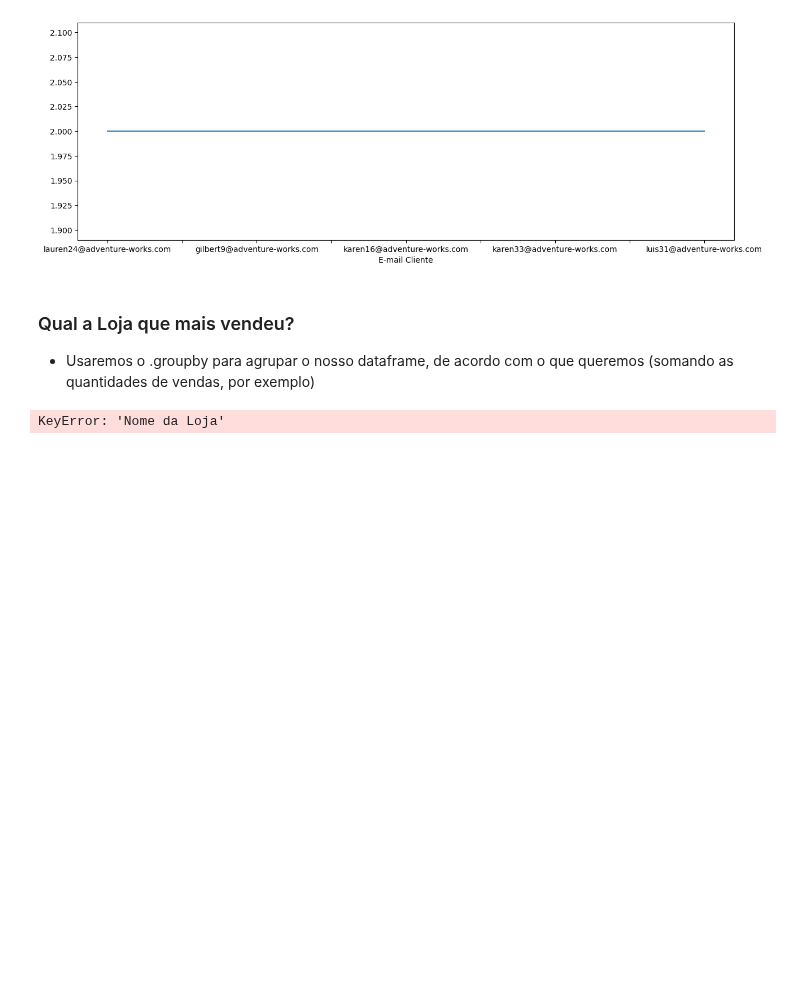
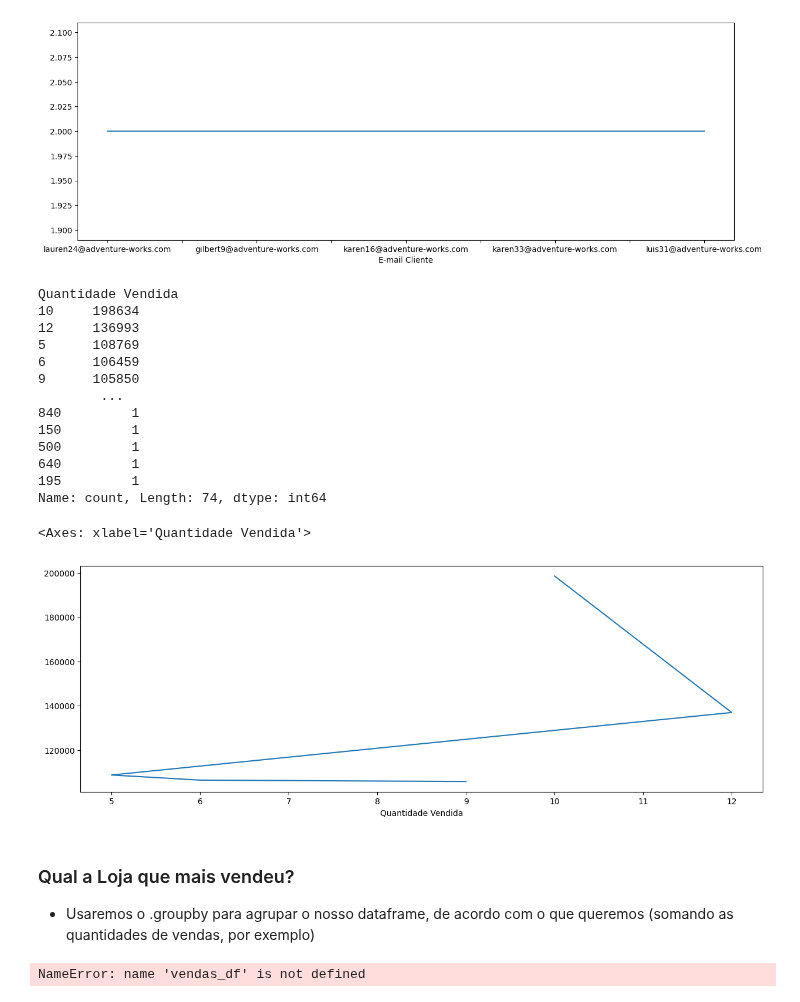
Before and after one commit to franciscojrlopes/Python, a Jupyter notebook: python_work/matpot_pandas.ipynb, the cells around one changed output. Saved outputs shown, nothing was run; the diff lists cells and outputs as text; code cells hidden in the pictures; blank space fills up the shorter version.

```diff
--- a/python_work/matpot_pandas.ipynb
+++ b/python_work/matpot_pandas.ipynb
@@ -182,13 +189,33 @@ lindsey10@adventure-works.com    1
 Name: count, Length: 39480, dtype: int64
 <Axes: xlabel='E-mail Cliente'>
 [figure]
+# %%
+frequencia_vendas = vendas_df['Quantidade Vendida'].value_counts()
+display(frequencia_vendas)
+frequencia_vendas[:5].plot(figsize=(15, 5))
+# %% [output]
+Quantidade Vendida
+10     198634
+12     136993
+5      108769
+6      106459
+9      105850
+        ...
+840         1
+150         1
+500         1
+640         1
+195         1
+Name: count, Length: 74, dtype: int64
+<Axes: xlabel='Quantidade Vendida'>
+[figure, added]
 # %% [markdown]
 ### Qual a Loja que mais vendeu?
 
 - Usaremos o .groupby para agrupar o nosso dataframe, de acordo com o que queremos (somando as quantidades de vendas, por exemplo)
 # %%
-vendas_lojas = vendas_df.groupby('Nome da Loja').sum()
-# vendas_lojas = vendas_lojas[['Quantidade Vendida']]
+vendas_lojas = vendas_df.groupby('ID Loja').sum()
+vendas_lojas = vendas_lojas[['Quantidade Vendida']]
 display(vendas_df)
 # %% [output]
-KeyError: 'Nome da Loja'
+NameError: name 'vendas_df' is not defined
```
Also changed, not shown: parts of 1 cell of this notebook.
